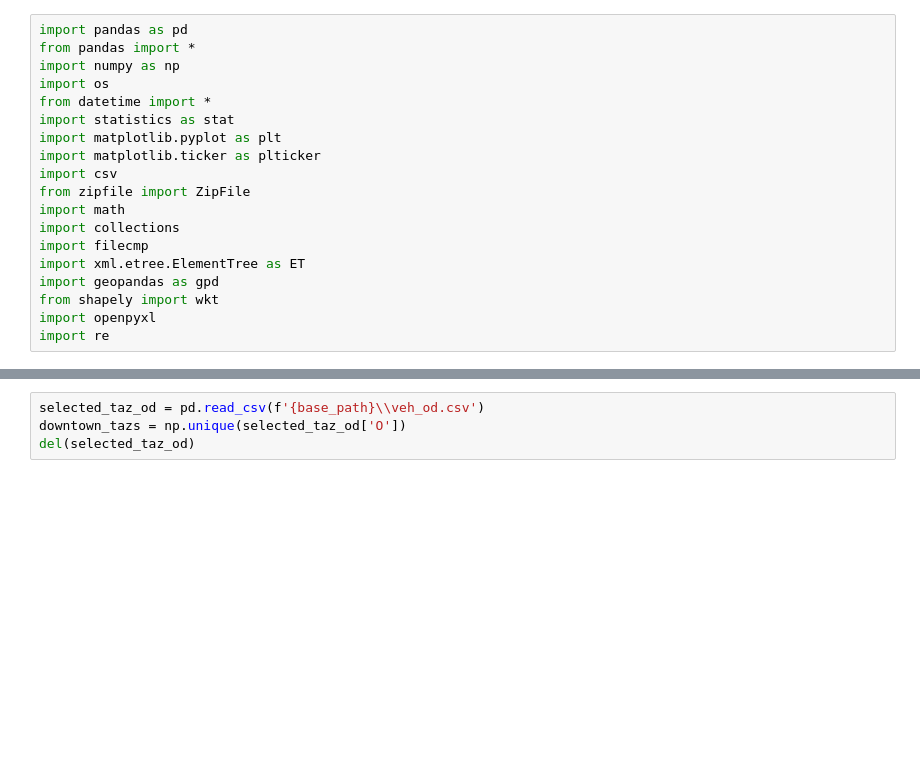
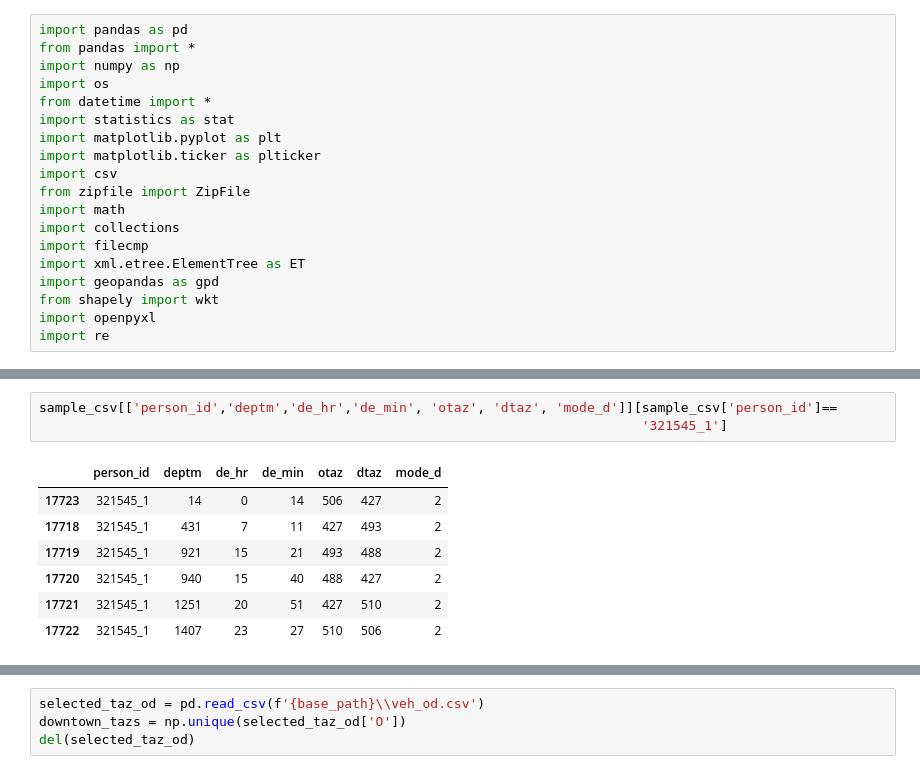
Before and after one commit to Yiran6/app_baseddata_processing, a Jupyter notebook: volume_generation.ipynb, the cells around one changed output, grey strips where cells are left out. Drawn from its saved outputs; the diff is of its cells as text; blank space fills up the shorter version.

```diff
--- a/volume_generation.ipynb
+++ b/volume_generation.ipynb
@@ -19,0 +236,11 @@ import re
+# %%
+sample_csv[['person_id','deptm','de_hr','de_min', 'otaz', 'dtaz', 'mode_d']][sample_csv['person_id']==
+                                                                             '321545_1']
+# %% [output]
+|  | person_id | deptm | de_hr | de_min | otaz | dtaz | mode_d |
+| 17723 | 321545_1 | 14 | 0 | 14 | 506 | 427 | 2 |
+| 17718 | 321545_1 | 431 | 7 | 11 | 427 | 493 | 2 |
+| 17719 | 321545_1 | 921 | 15 | 21 | 493 | 488 | 2 |
+| 17720 | 321545_1 | 940 | 15 | 40 | 488 | 427 | 2 |
+| 17721 | 321545_1 | 1251 | 20 | 51 | 427 | 510 | 2 |
+| 17722 | 321545_1 | 1407 | 23 | 27 | 510 | 506 | 2 |
```
Also changed, not shown: parts of 15 cells of this notebook, 1 other file.
